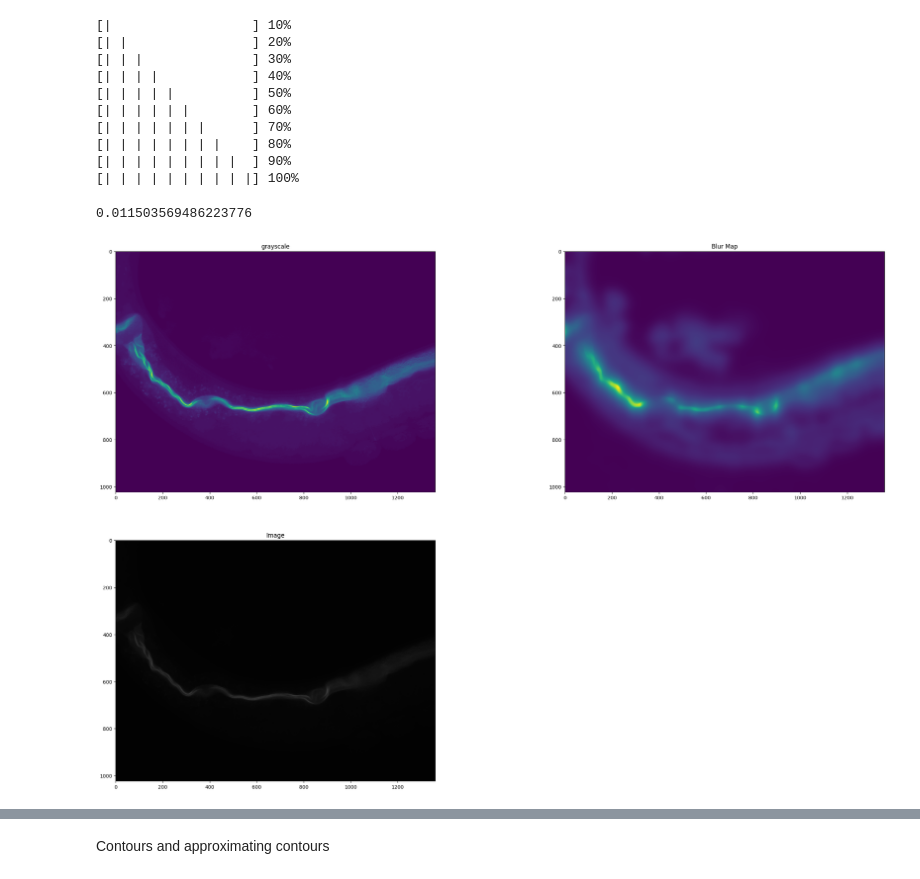
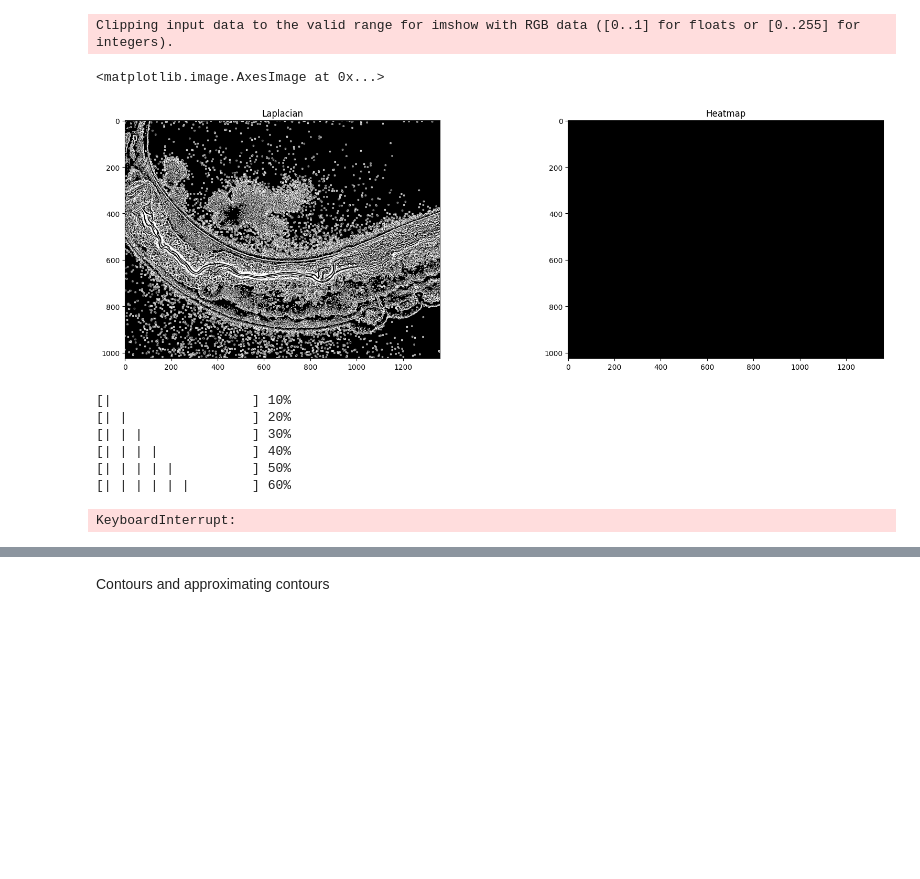
Before and after one commit to Hrsh-Venket/OpenCV-intestinal-deformations, a Jupyter notebook: opencv-intestinal-deformations- .ipynb, the cells around one changed output, grey strips where cells are left out. Cells and saved outputs as stored; diff of their text form; code cells hidden in the pictures; blank space fills up the shorter version.

```diff
--- a/opencv-intestinal-deformations- .ipynb
+++ b/opencv-intestinal-deformations- .ipynb
@@ -4,12 +4,45 @@ import pandas as pd
 import matplotlib.pyplot as plt
 import cv2
 import blur_detector
+# %%
+# Load the image and convert to grayscale
+image = cv2.imread('testimages/23-01-23_APN017_RNAi_24HRS_L4440_PA14_20X_2b(1).tif')
+gray = cv2.cvtColor(image, cv2.COLOR_BGR2GRAY)
+
+# Calculate the Laplacian of the image
+laplacian = cv2.Laplacian(image, cv2.CV_64F, ksize = 7)
+
+# Calculate the variance of the Laplacian at each point
+variance = np.var(laplacian)
+
+# Threshold the variance values to create a binary mask
+threshold = 0
+mask = np.zeros(image.shape, dtype=np.uint8)
+mask[variance < threshold] = 0
+
+# Convert the binary mask to a color map
+heatmap = cv2.applyColorMap(mask, cv2.COLORMAP_JET)
+
+# Display the heatmap
+plt.figure(figsize=(20, 20))
+plt.subplot(3, 2, 1)
+plt.title("Laplacian")
+plt.imshow(laplacian)
+
+# Display the heatmap
+plt.subplot(3, 2, 2)
+plt.title("Heatmap")
+plt.imshow(mask)
+# %% [output]
+Clipping input data to the valid range for imshow with RGB data ([0..1] for floats or [0..255] for integers).
+<matplotlib.image.AxesImage at 0x...>
+[figure, added]
 # %%
 image = cv2.imread('testimages/23-01-23_APN017_RNAi_24HRS_L4440_PA14_20X_2b(1).tif')
 gray = cv2.cvtColor(image, cv2.COLOR_BGR2GRAY)
 if __name__ == '__main__':
     # img = cv2.imread('image_name', 0)
-    blur_map = blur_detector.detectBlur(gray, downsampling_factor=2, num_scales=1, scale_start=2, num_iterations_RF_filter=4)
+    blur_map = blur_detector.detectBlur(gray, downsampling_factor=4, num_scales=1, scale_start=2, num_iterations_RF_filter=4)
     # cv2.imshow('ori_img', image)
 
 plt.figure(figsize=(30, 30))
@@ -35,12 +68,7 @@ plt.show()
 [| | | |            ] 40%
 [| | | | |          ] 50%
 [| | | | | |        ] 60%
-[| | | | | | |      ] 70%
-[| | | | | | | |    ] 80%
-[| | | | | | | | |  ] 90%
-[| | | | | | | | | |] 100%
-0.011503569486223776
+KeyboardInterrupt:
-[figure, removed]
 # %%
 # Otsu's blurring for the normal image
 plt.figure(figsize=(30, 30))
```
Also changed, not shown: parts of 4 cells of this notebook.
